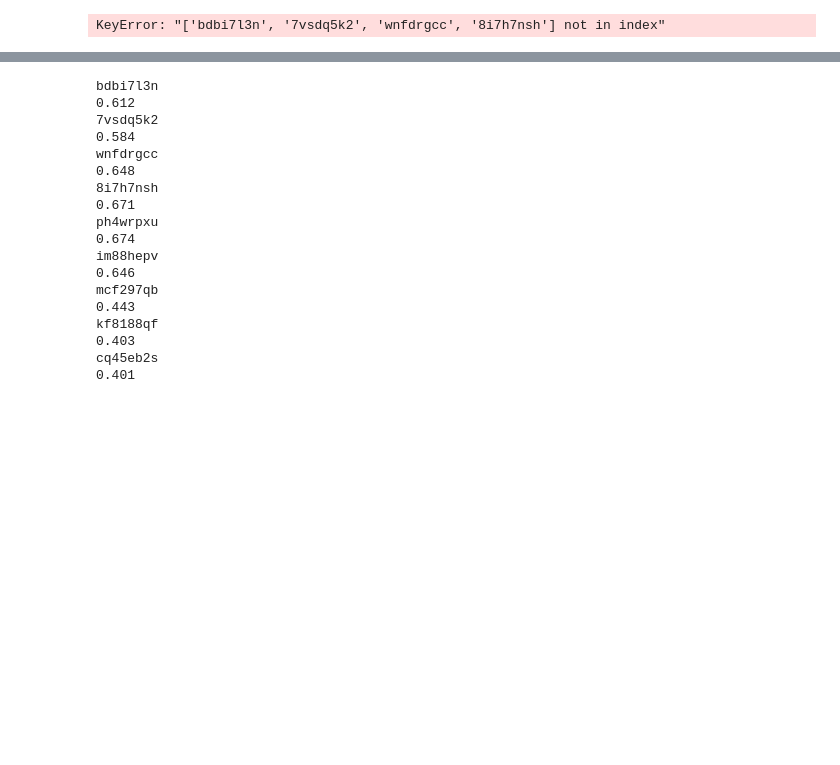
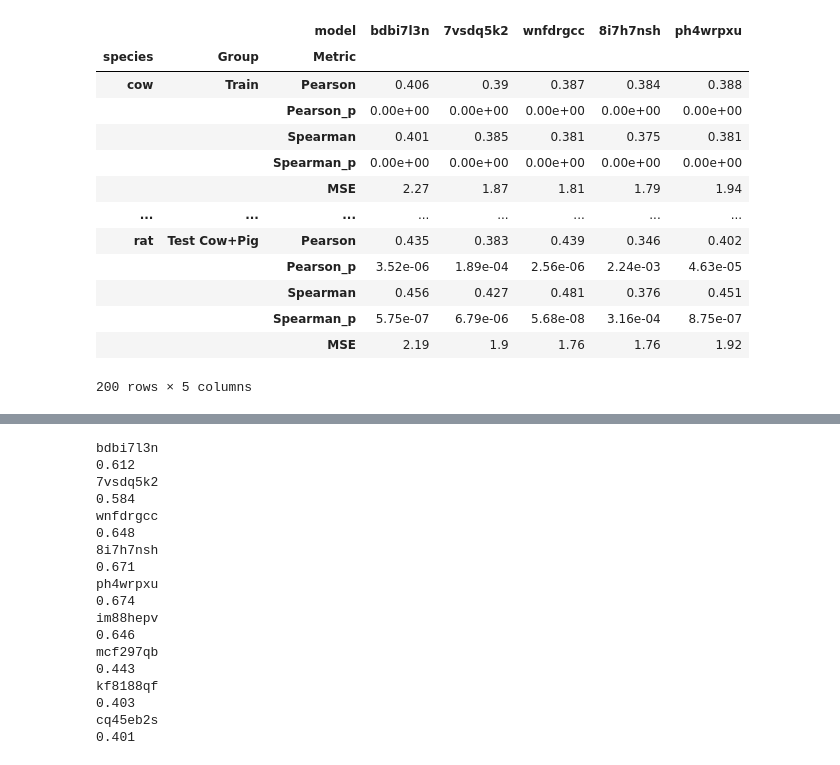
Before and after one commit to KaplowLab/liverRegression, a Jupyter notebook: notebooks/eval_FINAL.ipynb, the cells around one changed output, grey strips where cells are left out. Drawn from its saved outputs; the diff is of its cells as text; code cells hidden in the pictures; blank space fills up the shorter version.

```diff
--- a/notebooks/eval_FINAL.ipynb
+++ b/notebooks/eval_FINAL.ipynb
@@ -95,8 +54,7 @@ def bayesian_scatter(combined, xaxis, yaxis):
 # %%
 # 5 BEST LOG MODELS
-import pandas as pd
-import scipy.stats
-
+mhc = 200
+# FUNCTIONS SPECIFIC TO THIS SET
 def correlate():
     rows = []
     # Lists for correlation calculations
@@ -108,10 +66,16 @@ def correlate():
     for group, pred_df, true_df in zip(groups, preds, trues):
         x = true_df.squeeze()
         y = pred_df.squeeze()
-        pearson, _ = scipy.stats.pearsonr(x, y)
-        spearman, _ = scipy.stats.spearmanr(x, y)
+        pearson, pearson_p = scipy.stats.pearsonr(x, y)
+        spearman, spearman_p = scipy.stats.spearmanr(x, y)
+        mse = mean_squared_error(x, y)
+        pearson_p *= mhc
+        spearman_p *= mhc
         rows.append({'Group': group, 'Metric': 'Pearson', 'Value': pearson})
+        rows.append({'Group': group, 'Metric': 'Pearson_p', 'Value': pearson_p})
         rows.append({'Group': group, 'Metric': 'Spearman', 'Value': spearman})
+        rows.append({'Group': group, 'Metric': 'Spearman_p', 'Value': spearman_p})
+        rows.append({'Group': group, 'Metric': 'MSE', 'Value': mse})
 
     return pd.DataFrame(rows)
 
@@ -127,18 +91,18 @@ def negatives():
 
     return pd.DataFrame(rows)
 
-# --- Main Script ---
+# MAIN SCRIPT
 all_results = []
 neg_results = []
-species_list = ['macaque', 'rat', 'cow', 'pig']
 model_list = ['bdbi7l3n', '7vsdq5k2', 'wnfdrgcc', '8i7h7nsh', 'ph4wrpxu']
 
 for species in species_list:
     for model in model_list:
         model_dir = f'{model}_FINAL'
-        # This section loads all necessary data into variables in the main scope
-        # so the correlate() function can access them.
 
+        # Load and process all dfs so correlate() function can access them
+
+        #############################################################################
         # load TRAIN DFs
         negTrainPath = f'/home/azstephe/liverRegression/regression_liver/data/splits/negatives/nonRat_liver_andMacaque_andCow_andPig_TRAIN_500bp.bed'
         if species == 'macaque':
@@ -166,6 +130,7 @@ for species in species_list:
         pred_trainNeg = pred_TRAIN.tail(trainNeg_len)
 
         #############################################################################
+        # load VALIDATION DFs
 
         negValPath = f'/home/azstephe/liverRegression/regression_liver/data/splits/negatives/nonRat_liver_andMacaque_andCow_andPig_VAL_500bp.bed'
         if species == 'macaque':
@@ -175,7 +140,6 @@ for species in species_list:
         elif species == 'pig':
             negValPath = f'/home/azstephe/liverRegression/regression_liver/data/splits/negatives/nonPig_liver_andMacaque_andRat_andCow_VAL_500bp.bed'
 
-        # load VAL ORTHO DFs
         pred_VAL_ortho = pd.read_csv(f'/home/azstephe/liverRegression/regression_liver/data/model_outputs/{model_dir}/activations_{species}_VAL_orthologs.csv', header=None)
 
         valPos = pd.read_csv(f'/home/azstephe/liverRegression/regression_liver/data/splits/logPos/{species}_liver_VAL.narrowPeak', header=None, delim_whitespace=True).iloc[:,4]
@@ -194,8 +158,8 @@ for species in species_list:
         pred_valNeg = pred_VAL_ortho.tail(valNeg_len)
 
         #############################################################################
+        # load TEST DFs
 
-        # load TEST ORTHO DFs
         pred_TEST_ortho = pd.read_csv(f'/home/azstephe/liverRegression/regression_liver/data/model_outputs/{model_dir}/activations_{species}_TEST_orthologs.csv', header=None)
 
         testPos = pd.read_csv(f'/home/azstephe/liverRegression/regression_liver/data/test_splits/log_pos_LiuAll/{species}_liver_TEST_500bp.bed', header=None, delim_whitespace=True).iloc[:,4]
@@ -214,7 +178,7 @@ for species in species_list:
         pred_testNeg = pred_TEST_ortho.tail(testNeg_len)
 
         #############################################################################
-        # load VAL DFs
+        # load VAL 1,2,3 DFs
         pred_VAL = pd.read_csv(f'/home/azstephe/liverRegression/regression_liver/data/model_outputs/{model_dir}/activations_{species}_VAL.csv', header=None)
 
         val1_df = pd.read_csv(f'/home/azstephe/liverRegression/regression_liver/data/val_splits/val1/{species}_liver_VAL_500bp.bed', header=None, delim_whitespace=True).iloc[:,4]
@@ -237,7 +201,7 @@ for species in species_list:
         pred_val3_df = pred_VAL.tail(val3_len)
 
         #############################################################################
-        # load TEST DFs
+        # load TEST 1,2,3 DFs
         pred_TEST = pd.read_csv(f'/home/azstephe/liverRegression/regression_liver/data/model_outputs/{model_dir}/activations_{species}_TEST.csv', header=None)
 
         test1_df = pd.read_csv(f'/home/azstephe/liverRegression/regression_liver/data/test_splits/log_LiuAll_test1/{species}_liver_TEST_500bp.bed', header=None, delim_whitespace=True).iloc[:,4]
@@ -260,7 +224,7 @@ for species in species_list:
         pred_test3_df = pred_TEST.tail(test3_len)
 
         #############################################################################
-        # load cow+pig TRAIN DFs
+        # load cow + pig TRAIN DFs
         pred_cow_pig_TRAIN = pd.read_csv(f'/home/azstephe/liverRegression/regression_liver/data/model_outputs/{model_dir}/activations_cow_pig_TRAIN.csv', header=None)
 
         train4Pos_df = pd.read_csv(f'/home/azstephe/liverRegression/regression_liver/data/splits/cow_pig/cow_pig_liver_pos_mouse_macaque_rat_closed_TRAIN_chromName_500bp.bed', header=None, delim_whitespace=True).iloc[:,4]
@@ -279,7 +243,7 @@ for species in species_list:
         pred_train5_df = pred_cow_pig_TRAIN.tail(train5_len)
 
         #############################################################################
-        # load cow+pig VAL DFs
+        # load cow + pig VAL DFs
         pred_cow_pig_VAL = pd.read_csv(f'/home/azstephe/liverRegression/regression_liver/data/model_outputs/{model_dir}/activations_cow_pig_VAL.csv', header=None)
 
         val4Pos_df = pd.read_csv(f'/home/azstephe/liverRegression/regression_liver/data/splits/cow_pig/cow_pig_liver_pos_mouse_macaque_rat_closed_VAL_chromName_500bp.bed', header=None, delim_whitespace=True).iloc[:,4]
@@ -316,6 +280,7 @@ for species in species_list:
         pred_test4_df = pred_cow_pig_TEST.head(test4_len)
         pred_test5_df = pred_cow_pig_TEST.tail(test5_len)
 
+        #############################################################################
         # Call the correlate function which now uses the globally available DFs
         corr_df = correlate()
         corr_df['species'] = species
@@ -333,7 +298,6 @@ for species in species_list:
 # #############################################################################
 
 summary_df = pd.concat(all_results)
-
 summary_neg_df = pd.concat(neg_results)
 
 # Define the custom order to place negative groups at the bottom.
@@ -350,40 +314,66 @@ summary_df['Group'] = pd.Categorical(summary_df['Group'], categories=custom_grou
 summary_neg_df['Group'] = pd.Categorical(summary_neg_df['Group'], categories=custom_group_order_neg, ordered=True)
 
 
 # Pivot so each model is a column
 pivot_df = summary_df.pivot_table(
     index=['species', 'Group', 'Metric'],
     columns='model',
     values='Value'
 )
 
 pivot_neg_df = summary_neg_df.pivot_table(
     index=['species', 'Group', 'Metric'],
     columns='model',
     values='Value'
 )
 
 # Sort the index to maintain a logical order (will now use the custom group order)
 pivot_df = pivot_df.sort_index(level=['species', 'Group', 'Metric'])
 pivot_neg_df = pivot_neg_df.sort_index(level=['species', 'Group', 'Metric'])
 
 pivot_df_reordered = pivot_df[model_list]
 pivot_neg_df_reordered = pivot_neg_df[model_list]
 
-# Display the final pivoted DataFrame
-print("--- Final Pivoted Results ---")
-display(pivot_df_reordered.style.format("{:.3f}"))
-display(pivot_neg_df_reordered.style.format("{:.3f}"))
 
-output_filename = '/home/azstephe/liverRegression/regression_liver/data/figs/tables/log_model_eval_table_FINAL.tsv'
-# pivot_df_reordered.to_csv(output_filename, sep='\t', float_format='%.3f')
+
+metric_vars = ['Pearson', 'Pearson_p', 'Spearman', 'Spearman_p', 'MSE']
+pivot_df_reordered = pivot_df_reordered.reindex(metric_vars, level='Metric')
+
+# Loop through each model's column to apply the formatting
+for col in pivot_df_reordered.columns:
+    pivot_df_reordered[col] = pivot_df_reordered.apply(
+        # Access the 'metric' from the index using row.name[2]
+        # (assuming it's the 3rd level of your index)
+        lambda row: format_value(row.name[2], row[col]),
+        axis=1)
+
+display(pivot_df_reordered)
+# display(pivot_df_reordered.style.format("{:.3f}"))
+
+# display(pivot_neg_df_reordered.style.format("{:.3f}"))
+
+output_filename = '/home/azstephe/liverRegression/regression_liver/data/figs/tables/log_model_eval_table_FINAL_mse.tsv'
+# pivot_df_reordered.to_csv(output_filename, sep='\t')
 
 output_neg_filename = '/home/azstephe/liverRegression/regression_liver/data/figs/tables/log_model_neg_table_FINAL.tsv'
 # pivot_neg_df_reordered.to_csv(output_neg_filename, sep='\t', float_format='%.3f')
 
 # print(f'Results successfully saved to: {output_filename}')
 # %% [output]
+|  |  | model | bdbi7l3n | 7vsdq5k2 | wnfdrgcc | 8i7h7nsh | ph4wrpxu |
+| species | Group | Metric |  |  |  |  |  |
+| cow | Train | Pearson | 0.406 | 0.39 | 0.387 | 0.384 | 0.388 |
+|  |  | Pearson_p | 0.00e+00 | 0.00e+00 | 0.00e+00 | 0.00e+00 | 0.00e+00 |
+|  |  | Spearman | 0.401 | 0.385 | 0.381 | 0.375 | 0.381 |
+|  |  | Spearman_p | 0.00e+00 | 0.00e+00 | 0.00e+00 | 0.00e+00 | 0.00e+00 |
+|  |  | MSE | 2.27 | 1.87 | 1.81 | 1.79 | 1.94 |
+| ... | ... | ... | ... | ... | ... | ... | ... |
+| rat | Test Cow+Pig | Pearson | 0.435 | 0.383 | 0.439 | 0.346 | 0.402 |
+|  |  | Pearson_p | 3.52e-06 | 1.89e-04 | 2.56e-06 | 2.24e-03 | 4.63e-05 |
+|  |  | Spearman | 0.456 | 0.427 | 0.481 | 0.376 | 0.451 |
+|  |  | Spearman_p | 5.75e-07 | 6.79e-06 | 5.68e-08 | 3.16e-04 | 8.75e-07 |
+|  |  | MSE | 2.19 | 1.9 | 1.76 | 1.76 | 1.92 |
-KeyError: "['bdbi7l3n', '7vsdq5k2', 'wnfdrgcc', '8i7h7nsh'] not in index"
+200 rows × 5 columns
 # %%
 # 1 3 5 LOG MODELS
 import pandas as pd
```
Also changed, not shown: parts of 9 cells of this notebook, 5 other files.
